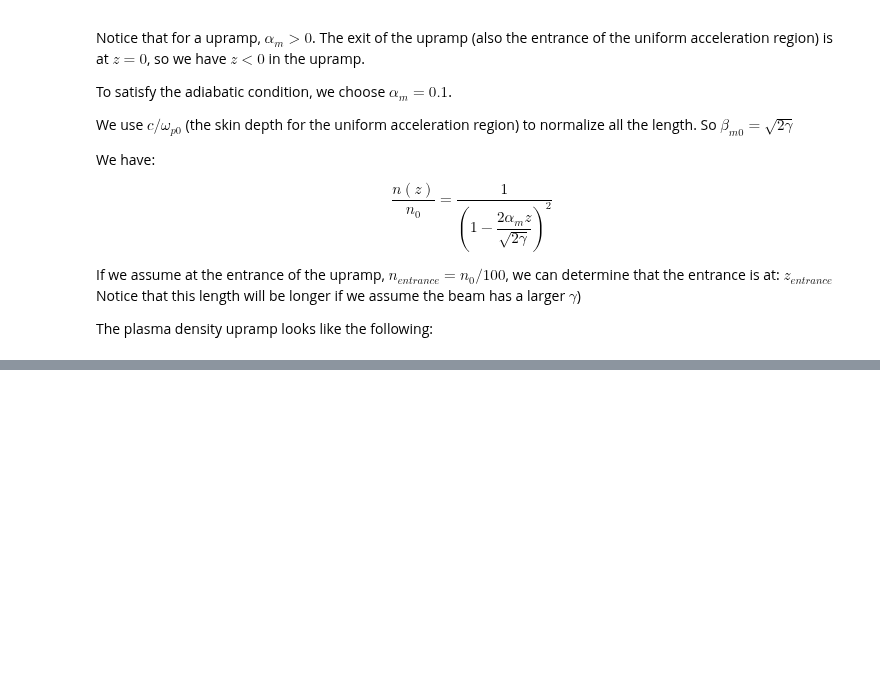
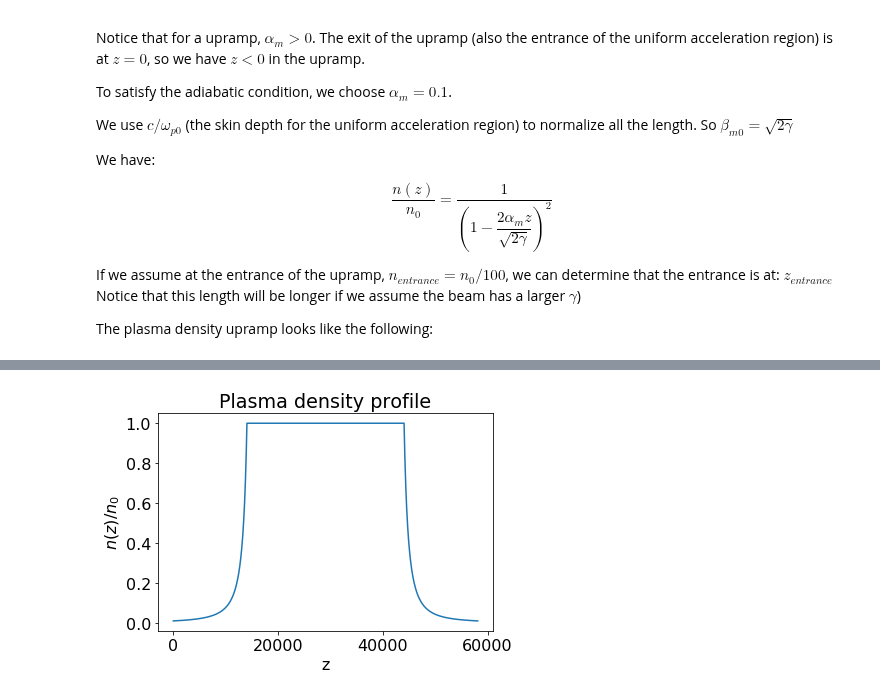
Before and after one commit to uclazyj/JupyterQpic, a Jupyter notebook: xinlu_ramp.ipynb, the cells around one changed output, grey strips where cells are left out. Saved outputs shown, nothing was run; the diff lists cells and outputs as text; code cells hidden in the pictures; blank space fills up the shorter version.

```diff
--- a/xinlu_ramp.ipynb
+++ b/xinlu_ramp.ipynb
@@ -57,9 +67,8 @@ plt.show()
 # %%
 from helper import *
 clean_up()
-set_ndump(ndump = 20)
-set_plasma_density(z_shift,n_shift,name = 'species',idx = 0,path = '..')
-
-epsilon_n = normalize(0.1,'um',10**17)
-set_matched_beam(idx = 0,epsilon_n = epsilon_n,name = 'species',i = 0,uniform = False,path = '..')
-set_one_item(type_name = 'beam',idx = 0,parameter_name = 'alpha',value = [alpha_m,alpha_m],path = '..')
+set_plasma_density(z_input,n_input,name = 'species',idx = 0,path = '..')
+set_plasma_density(z_input,n_input,name = 'species',idx = 1,path = '..')
+_,_ = get_density_profile(name = 'species', idx = 0, plot = True, save=False, path = '..')
+# %% [output]
+[figure, added]
```
Also changed, not shown: parts of 5 cells of this notebook, 1 other file.
